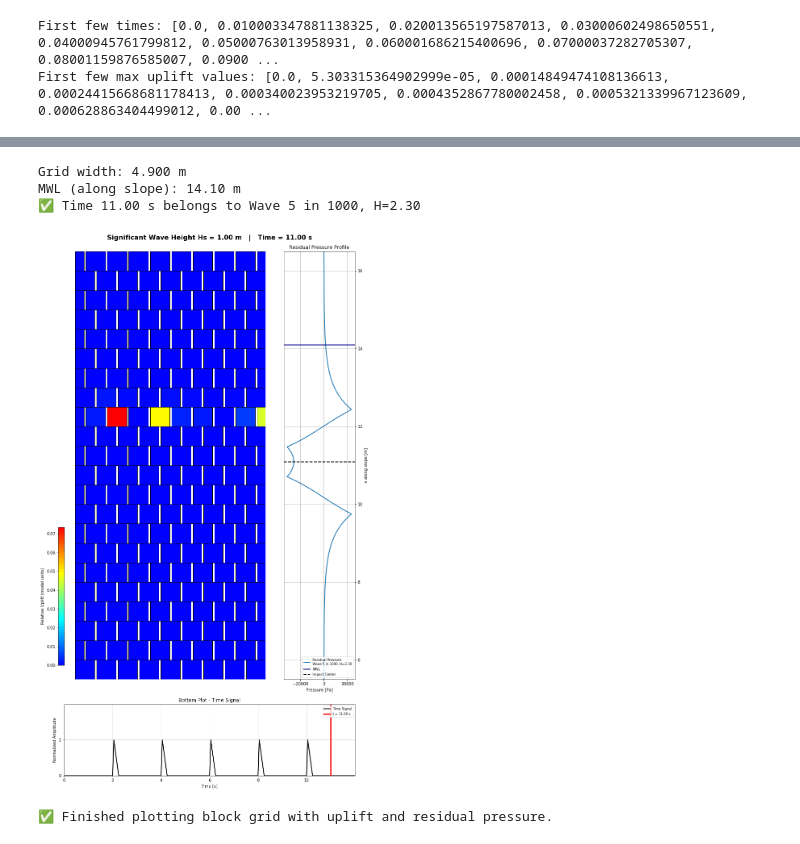
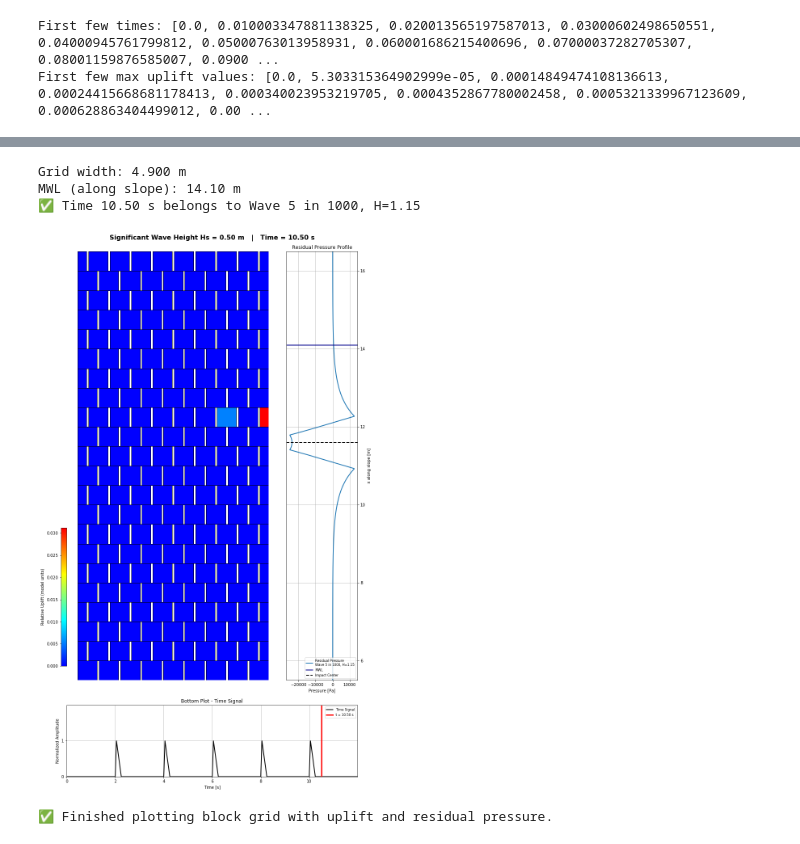
Before and after one commit to ThomasPennockTU/Thesis_Repository, a Jupyter notebook: workfolder/uplift/uplift_notebook.ipynb, the cells around one changed output, grey strips where cells are left out. Saved outputs shown, nothing was run; the diff lists cells and outputs as text; code cells hidden in the pictures.

```diff
--- a/workfolder/uplift/uplift_notebook.ipynb
+++ b/workfolder/uplift/uplift_notebook.ipynb
@@ -340,7 +80,7 @@ import numpy as np
 from matplotlib.colors import LinearSegmentedColormap
 
 # --- Settings ---
-csv_path = 'relative_uplift_timeseries_06.csv'
+csv_path = 'relative_uplift_timeseries_05.csv'
 target_time = 6.03    # time in seconds you want to visualize
 
 # --- Load CSV and get data for time step ---
@@ -460,7 +200,7 @@ import pandas as pd
 import matplotlib.pyplot as plt
 
 # --- Settings ---
-csv_path = 'relative_uplift_timeseries_06.csv'
+csv_path = 'relative_uplift_timeseries_05.csv'
 
 # --- Load CSV ---
 df = pd.read_csv(csv_path)
@@ -475,7 +215,7 @@ else:
 time_values = df[time_col]
 
 # Find block columns for first row (B-1-…)
-block_cols = [col for col in df.columns if col.startswith('B-1-')]
+block_cols = [col for col in df.columns if col.startswith('B-')]
 
 print(f"✅ Found blocks in first row: {block_cols}")
 
@@ -506,7 +247,7 @@ from matplotlib.colors import LinearSegmentedColormap
 from scipy.linalg import solve
 from mpl_toolkits.axes_grid1 import make_axes_locatable
 
-target_time = 11    # time in seconds to visualize
+target_time = 10.5    # time in seconds to visualize
 
 # ------------------------------
 # Define brick layout parameters
@@ -528,7 +269,7 @@ rows = 22
 # Load uplift data
 # ------------------------------
 
-csv_path = 'relative_uplift_timeseries_06.csv'
+csv_path = 'relative_uplift_timeseries_05.csv'
 
 
 df_uplift = pd.read_csv(csv_path)
@@ -599,7 +340,7 @@ df_signal = pd.DataFrame({
 # ------------------------------
 
 # Wave simulation setup
-Hs = 1.0
+Hs = 0.5
 rho_w = 1025.0
 g = 9.81
 Tp = 5.59
@@ -835,33 +576,33 @@ ax_bottom.axvline(
     color='red',
     linestyle='-',
     linewidth=3,
     label=f"t = {target_time:.2f} s"
 )
 
 ax_bottom.set_xlim(0, df_signal["Time"].iloc[-1])
 ax_bottom.set_xlabel('Time [s]')
 ax_bottom.set_ylabel('Normalized Amplitude')
 ax_bottom.set_yticks([0, 1])
 ax_bottom.set_ylim(0, 2)
 ax_bottom.grid(True)
 ax_bottom.set_title('Bottom Plot - Time Signal')
 ax_bottom.legend(loc='upper right', fontsize=8)
 
 # Add figure title
 fig.suptitle(
     f"Significant Wave Height Hs = {Hs:.2f} m   |   Time = {target_time:.2f} s",
     fontsize=16,
     fontweight="bold"
 )
 
 plt.subplots_adjust(left=0, right=1, top=0.95, bottom=0, wspace=0, hspace=0)
 
 plt.show()
 
 print("✅ Finished plotting block grid with uplift and residual pressure.")
 # %% [output]
 Grid width: 4.900 m
 MWL (along slope): 14.10 m
-✅ Time 11.00 s belongs to Wave 5 in 1000, H=2.30
+✅ Time 10.50 s belongs to Wave 5 in 1000, H=1.15
-[figure, old version]
+[figure, new version]
 ✅ Finished plotting block grid with uplift and residual pressure.
```
Also changed, not shown: parts of 12 cells of this notebook, 6 other files.
